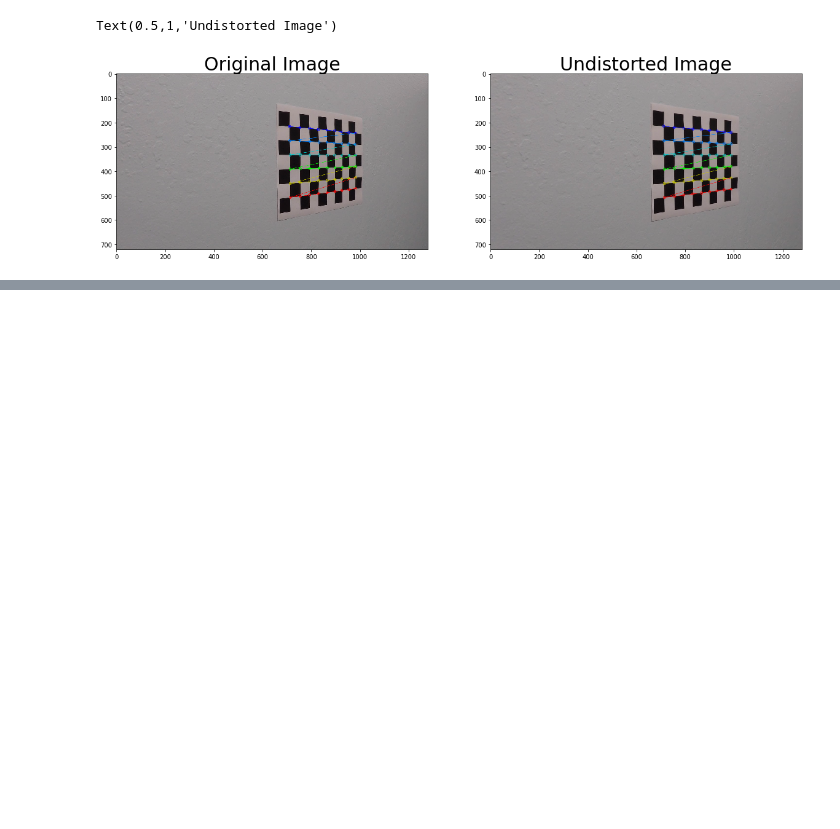
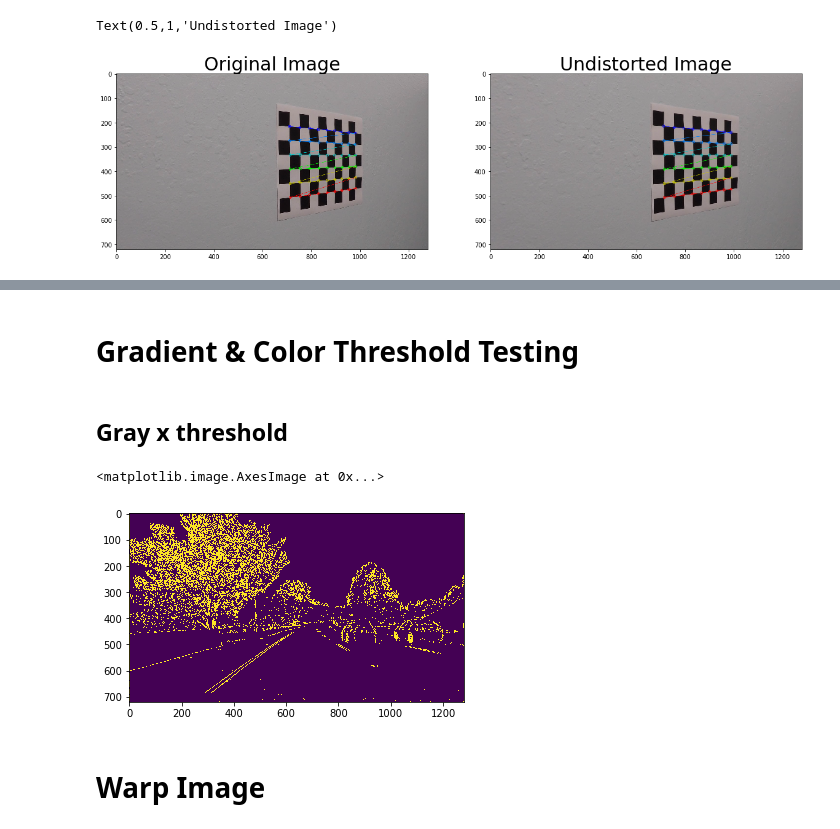
Before and after one commit to YuxiBupt/CarND-Advanced-Lane-Lines, a Jupyter notebook: Avanced-Lane-Finding.ipynb, the cells around one changed output, grey strips where cells are left out. Drawn from its saved outputs; the diff is of its cells as text; code cells hidden in the pictures; blank space fills up the shorter version.

Commit message:
added gray x_threshhold

```diff
--- a/Avanced-Lane-Finding.ipynb
+++ b/Avanced-Lane-Finding.ipynb
@@ -86,0 +113,26 @@ Text(0.5,1,'Undistorted Image')
+# %% [markdown]
+# Gradient & Color Threshold Testing
+# %% [markdown]
+## Gray x threshold
+# %%
+def x_threshold(img_channel, thresh=(0, 255)):
+    sobel = cv2.Sobel(img_channel, cv2.CV_64F, 1, 0)
+    # 3) Take the absolute value of the derivative or gradient
+    abs_sobel = np.absolute(sobel)
+    # 4) Scale to 8-bit (0 - 255) then convert to type = np.uint8
+    scaled_sobel = np.uint8(255*abs_sobel/np.max(abs_sobel))
+    # 5) Create a mask of 1's where the scaled gradient magnitude
+            # is > thresh_min and < thresh_max
+    sbinary = np.zeros_like(scaled_sobel)
+    thresh_min, thresh_max = thresh
+    sbinary[(scaled_sobel >= thresh_min) & (scaled_sobel <= thresh_max)] = 1
+    # 6) Return this mask as your binary_output image
+    return sbinary
+
+x_gray_binary = x_threshold(to_gray(road_image), thresh=(20, 255))
+plt.imshow(x_gray_binary)
+# %% [output]
+<matplotlib.image.AxesImage at 0x...>
+[figure, added]
+# %% [markdown]
+# Warp Image
```
Also changed, not shown: parts of 4 cells of this notebook.
